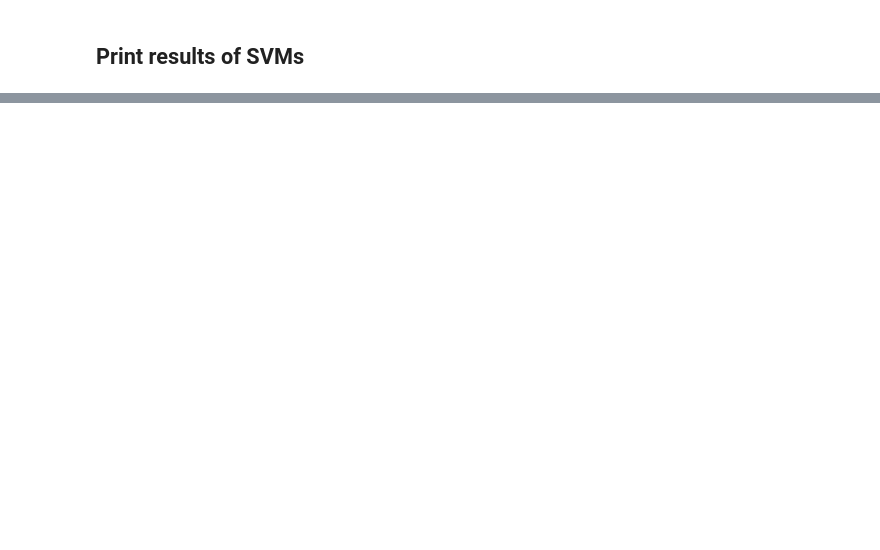
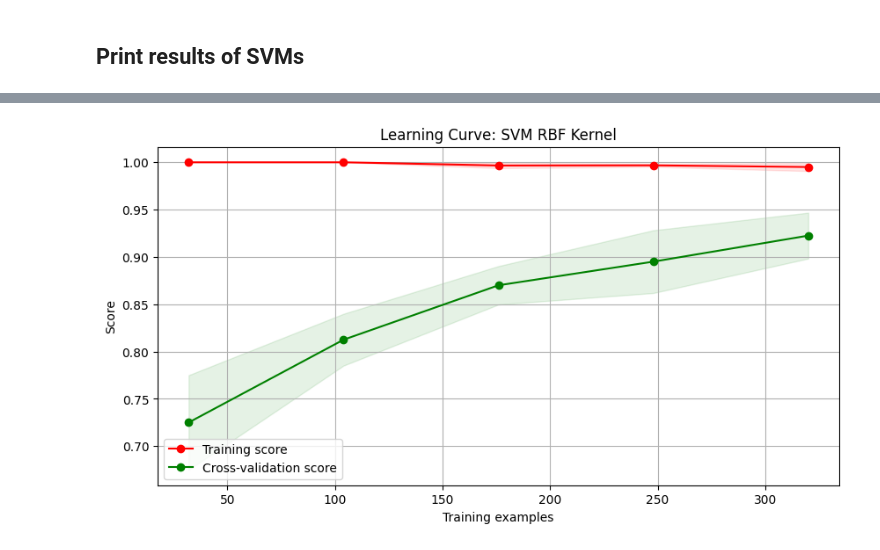
Before and after one commit to OliverJPost/MLHW2, a Jupyter notebook: main.ipynb, the cells around one changed output, grey strips where cells are left out. Saved outputs shown, nothing was run; the diff lists cells and outputs as text; code cells hidden in the pictures; blank space fills up the shorter version.

```diff
--- a/main.ipynb
+++ b/main.ipynb
@@ -95,0 +123,6 @@ weighted avg       0.95      0.95      0.95       100
+# %%
+title = "Learning Curve: SVM RBF Kernel"
+test_plot.plot_learning_curve(svm_rbf, title, train_features, train_labels, cv=cv, n_jobs=4, train_sizes=train_sizes)
+plt.show()
+# %% [output]
+[figure, added]
```
Also changed, not shown: parts of 6 cells of this notebook, 1 other file.
